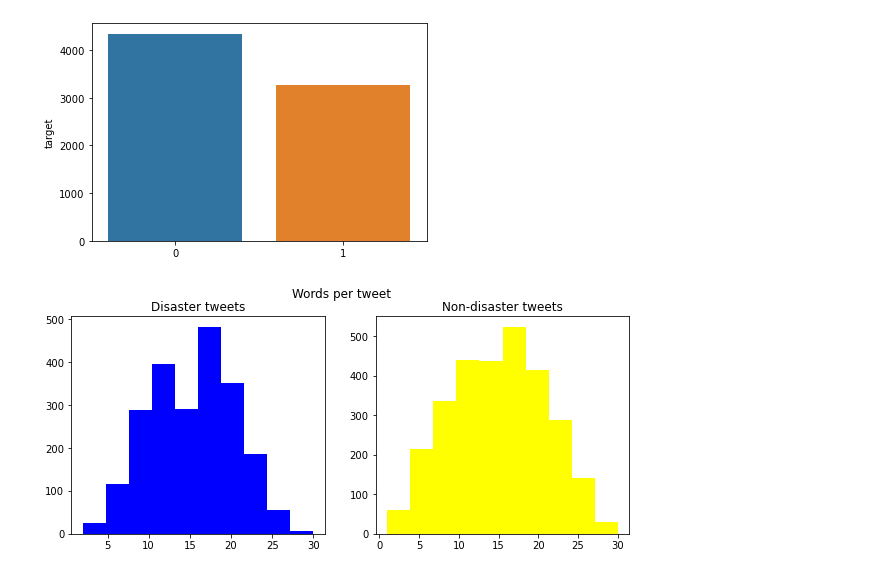
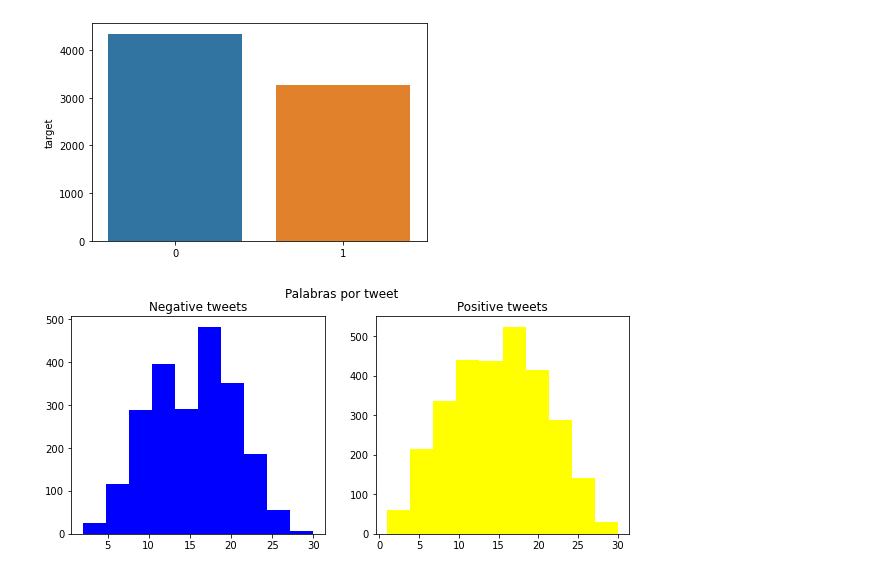
Before and after one commit to danielavillamar/LAB5-DS, a Jupyter notebook: lab5.ipynb, the cells around one changed output. Drawn from its saved outputs; the diff is of its cells as text; code cells hidden in the pictures.

```diff
--- a/lab5.ipynb
+++ b/lab5.ipynb
@@ -61,20 +61,20 @@ Name: target, dtype: int64
 # %%
 #REMOVEMOS DUPLICADOS DEL DS TRAIN
 
 train = train.dropna()
 train = train.drop_duplicates()
 #--------------------------------------------------------------------------
-#Pa
+#
 train['word_count'] = train['text'].apply(lambda x: len(str(x).split()))
 
 fig,(ax1,ax2)=plt.subplots(1,2,figsize=(10,4))
 train_words=train[train['target']==1]['word_count']
 ax1.hist(train_words,color='blue')
-ax1.set_title('Disaster tweets')
+ax1.set_title('Negative tweets')
 train_words=train[train['target']==0]['word_count']
 ax2.hist(train_words,color='yellow')
-ax2.set_title('Non-disaster tweets')
-fig.suptitle('Words per tweet')
+ax2.set_title('Positive tweets')
+fig.suptitle('Palabras por tweet')
 plt.show()
 # %% [output]
-[figure, old version]
+[figure, new version]
```
Also changed, not shown: parts of 27 cells of this notebook.
